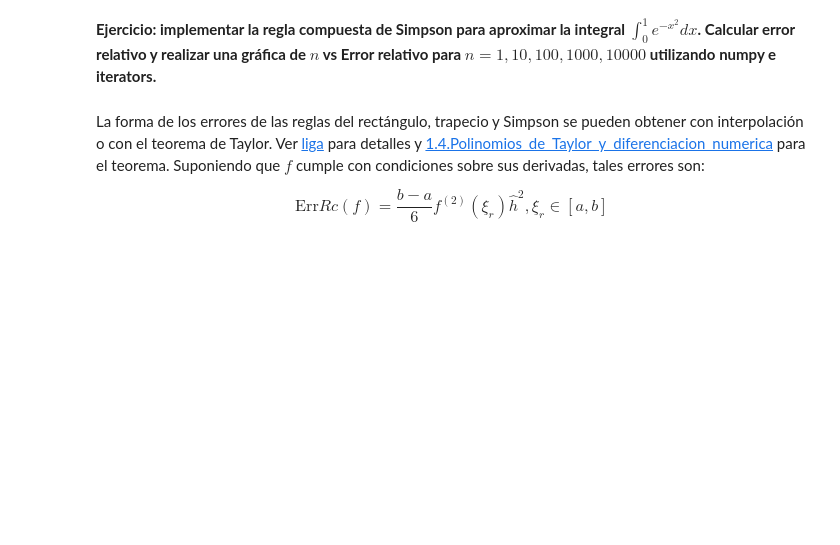
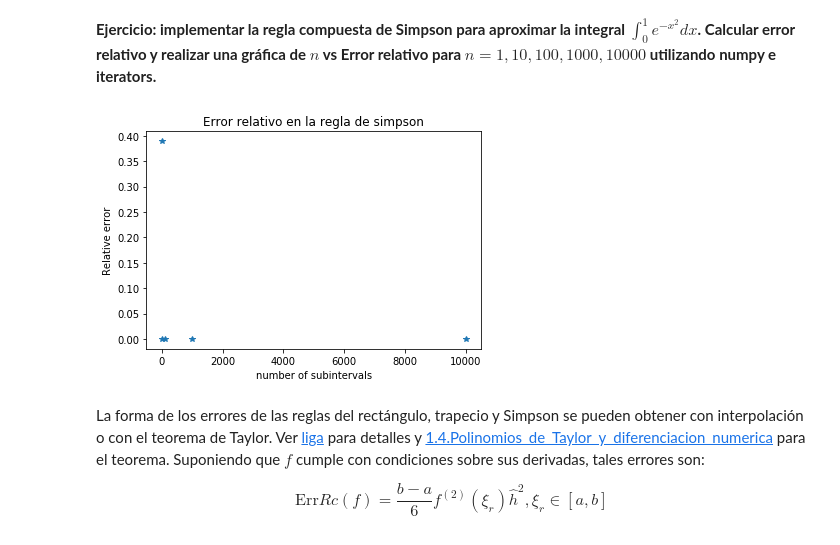
Before and after one commit to mno-2020-gh-classroom/ejercicios-de-dif-e-int-numerica-dapivei, a Jupyter notebook: 1.5.Integracion_numerica.ipynb, the cells around one changed output. Drawn from its saved outputs; the diff is of its cells as text; code cells hidden in the pictures; blank space fills up the shorter version.

Commit message:
ejercicio simpson

```diff
--- a/1.5.Integracion_numerica.ipynb
+++ b/1.5.Integracion_numerica.ipynb
@@ -339,6 +325,30 @@ con $h=b-a$ y $n$ número de subintervalos (par).
 **Nota:** Los nodos para el caso de Simpson se obtienen con la fórmula: $x_i = a +\frac{i}{2}\hat{h}, \forall i=1,\dots,n, \hat{h}=\frac{h}{n}$.
 # %% [markdown]
 **Ejercicio: implementar la regla compuesta de Simpson para aproximar la integral $\int_0^1e^{-x^2}dx$. Calcular error relativo y realizar una gráfica de $n$ vs Error relativo para $n=1,10,100,1000,10000$ utilizando numpy e iterators.**
+# %%
+f=lambda x: np.exp(-x**2) #using numpy library
+# %%
+def simpson(n,f,a,b): #Tcf: trapecio compuesto para f
+    h=b-a
+    h_hat= h/n
+    nodes=np.linspace(a,b,n+1)
+    sum_par=sum(f(nodes[2:-1:2]))
+    sum_impar=sum(f(nodes[1:-1:2]))
+    return h/(3*n)*(f(nodes[0])+f(nodes[-1])+2*sum_par+4*sum_impar)
+# %%
+numb_of_subintervals=[1,10,100,1000,10000]
+#simpson(1000,f,0,1)
+approx=map(partial(simpson,f=f,a=0,b=1),numb_of_subintervals) #map regresa un iterator
+# %%
+err_relativo_res = err_relativo(approx,obj)
+# %%
+plt.plot(numb_of_subintervals,list(err_relativo_res),'*')
+plt.xlabel('number of subintervals')
+plt.ylabel('Relative error')
+plt.title('Error relativo en la regla de simpson')
+plt.show()
+# %% [output]
+[figure, added]
 # %% [markdown]
 La forma de los errores de las reglas del rectángulo, trapecio y Simpson se pueden obtener con interpolación o con el teorema de Taylor. Ver [liga](https://www.dropbox.com/s/jfrxanjls8kndjp/Diferenciacion_e_Integracion.pdf?dl=0) para detalles y [1.4.Polinomios_de_Taylor_y_diferenciacion_numerica](https://github.com/ITAM-DS/analisis-numerico-computo-cientifico/blob/master/temas/I.computo_cientifico/1.4.Polinomios_de_Taylor_y_diferenciacion_numerica.ipynb) para el teorema. Suponiendo que $f$ cumple con condiciones sobre sus derivadas, tales errores son:
 
```
Also changed, not shown: parts of 2 cells of this notebook.
